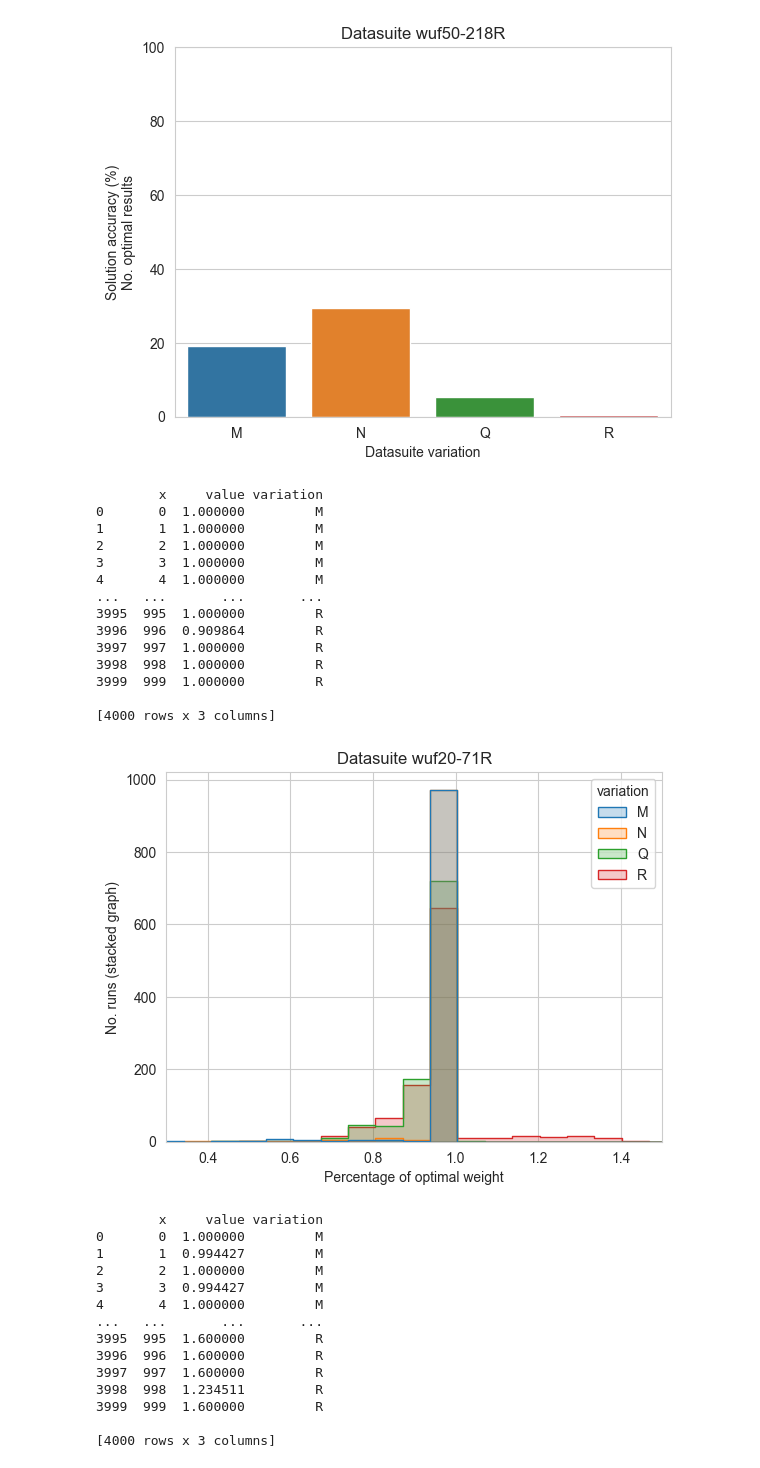
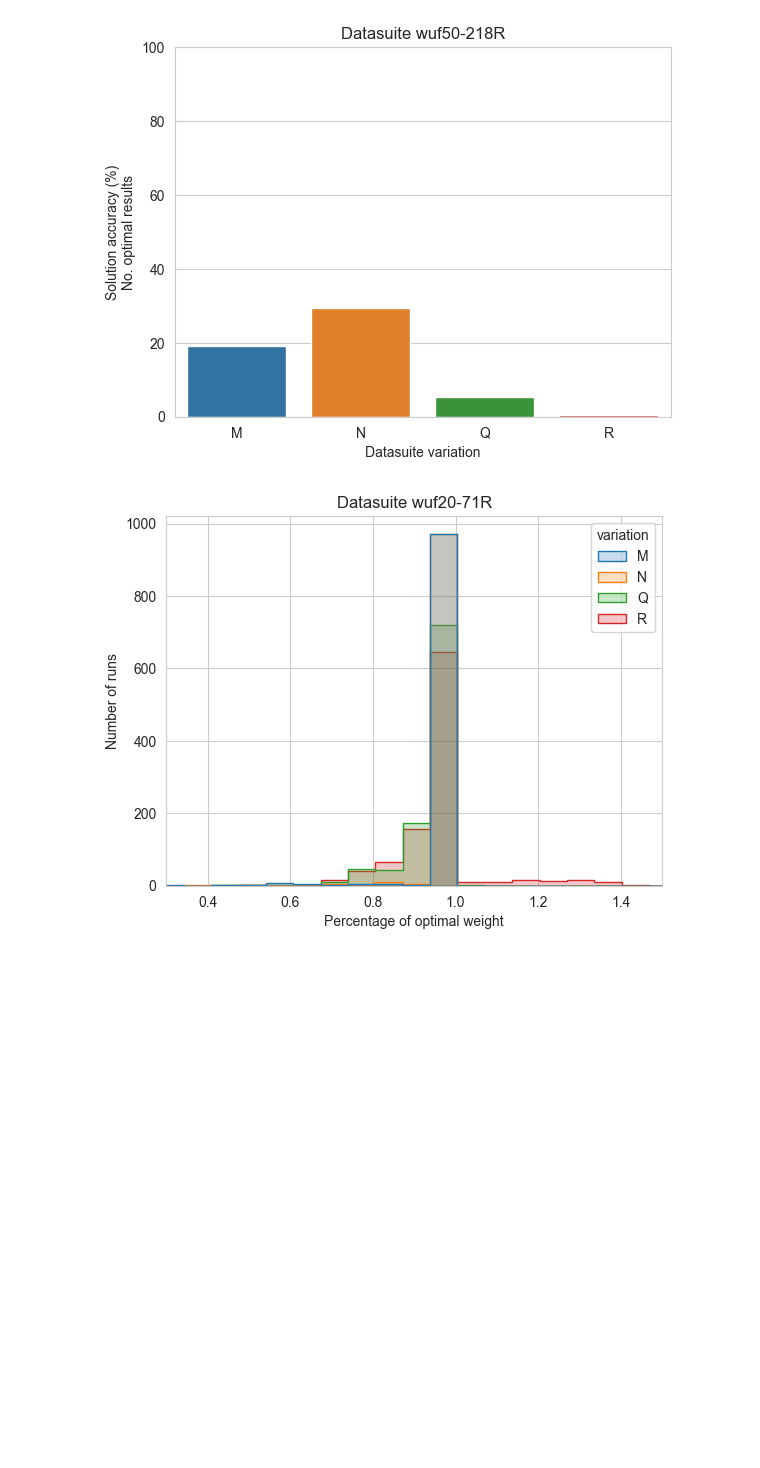
Before and after one commit to zapotocnylubos/ni-kop-heuristic, a Jupyter notebook: main.ipynb, the cells around one changed output. Drawn from its saved outputs; the diff is of its cells as text; code cells hidden in the pictures; blank space fills up the shorter version.

```diff
--- a/main.ipynb
+++ b/main.ipynb
@@ -477,57 +477,23 @@ for experiment in black_box_experiemnts:
 # %%
 for experiment in black_box_experiemnts:
     df = pd.DataFrame.from_records(black_box_experiemnts[experiment])
     df['Weight difference'] = df['weight_difference']
 
     datas = []
     for i in range(len(df)):
         df_suite = df.iloc[[i]]
         variation = df_suite['variation'].values[0]
         for x, val in enumerate(df['Weight difference'][i]):
             if val > 1.5:
                 val = 1.6
             datas.append([x, val, variation])
     df = pd.DataFrame(datas, columns=['x', 'value', 'variation'])
-    print(df)
-
-    # one_hot = pd.get_dummies(df['variation'])
-    # df = df.join(one_hot)
-    #
-    # print(df)
 
     ax = sns.histplot(data=df, bins=20, x='value', hue='variation', element="step")
     ax.set_xlim([0.3, 1.5])
     ax.set_title(f'Datasuite {experiment}')
     ax.set_xlabel('Percentage of optimal weight')
-    ax.set_ylabel(f'No. runs (stacked graph)')
+    ax.set_ylabel(f'Number of runs')
     plt.show()
 # %% [output]
-        x     value variation
-0       0  1.000000         M
-1       1  1.000000         M
-2       2  1.000000         M
-3       3  1.000000         M
-4       4  1.000000         M
-...   ...       ...       ...
-3995  995  1.000000         R
-3996  996  0.909864         R
-3997  997  1.000000         R
-3998  998  1.000000         R
-3999  999  1.000000         R
-
-[4000 rows x 3 columns]
-[figure, old version]
+[figure, new version]
-        x     value variation
-0       0  1.000000         M
-1       1  0.994427         M
-2       2  1.000000         M
-3       3  0.994427         M
-4       4  1.000000         M
-...   ...       ...       ...
-3995  995  1.600000         R
-3996  996  1.600000         R
-3997  997  1.600000         R
-3998  998  1.234511         R
-3999  999  1.600000         R
-
-[4000 rows x 3 columns]
```
Also changed, not shown: parts of 3 cells of this notebook, 11 other files.
